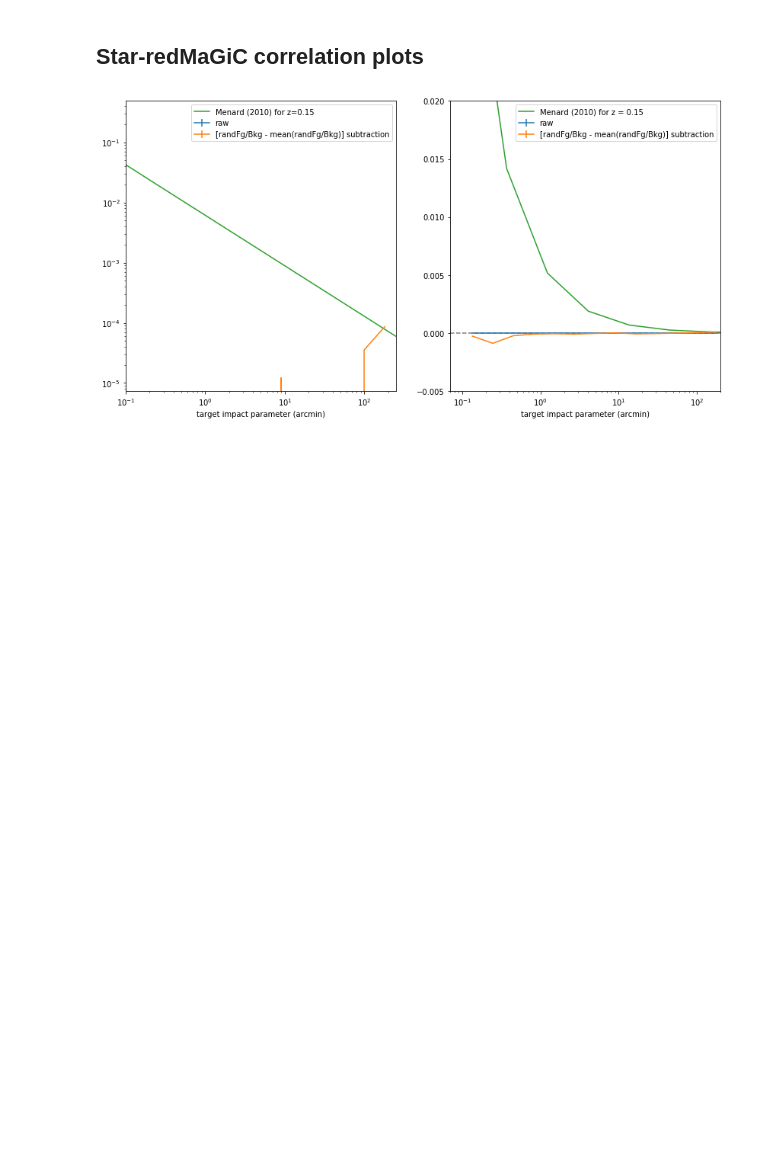
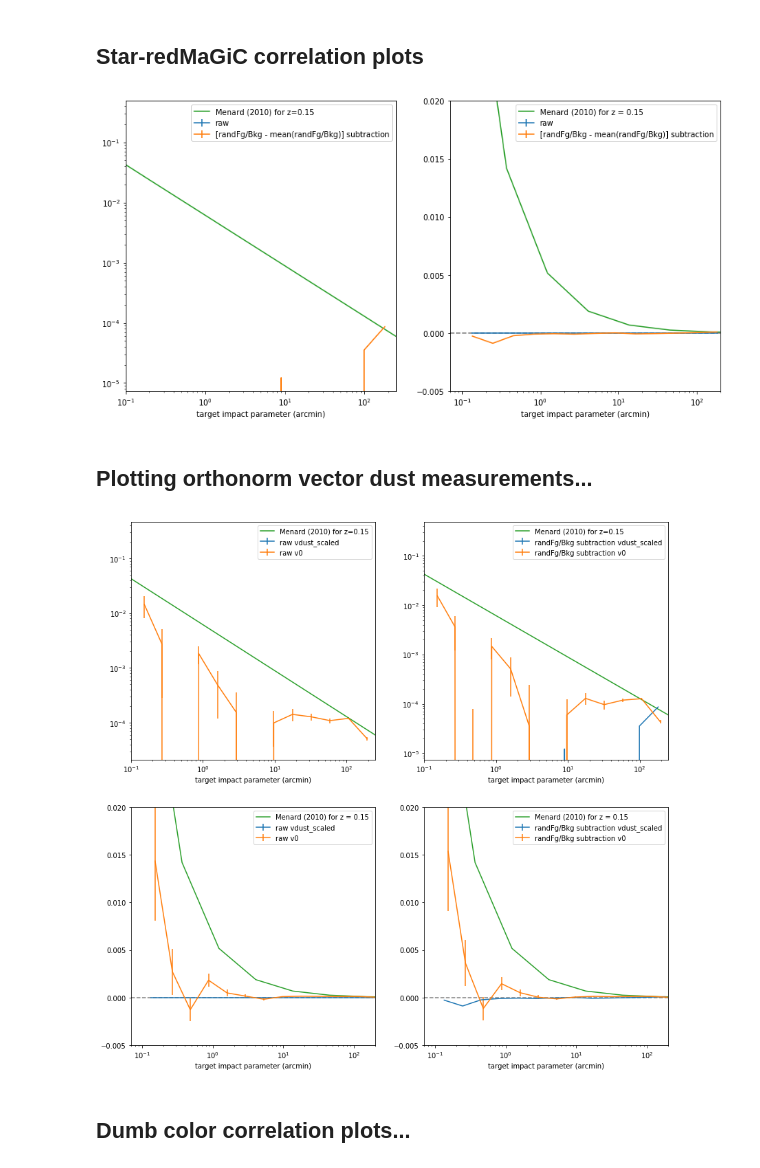
Before and after one commit to mcclearyj/dusthalos, a Jupyter notebook: make-correlation-plots.ipynb, the cells around one changed output. Drawn from its saved outputs; the diff is of its cells as text; code cells hidden in the pictures; blank space fills up the shorter version.

Commit message:
new plotting notebook

```diff
--- a/make-correlation-plots.ipynb
+++ b/make-correlation-plots.ipynb
@@ -251,3 +251,76 @@ ax2.legend()
 fig.savefig('/Users/jemcclea/Research/DES_DUST/round2/dusthalos/outputs/correlationFuncFigures/dust_corrSTARS.png')
 # %% [output]
 [figure]
+# %% [markdown]
+## Plotting orthonorm vector dust measurements...
+# %%
+dd=fitsio.read('/Users/jemcclea/Research/DES_DUST/round2/dusthalos/outputs/dust_correlation_dd_orthonorm-vdust.fits') # The dust signal -- real fg x real background
+dr=fitsio.read('/Users/jemcclea/Research/DES_DUST/round2/dusthalos/outputs/dust_correlation_dr_orthonorm-vdust.fits') # fg x random background
+fr=fitsio.read('/Users/jemcclea/Research/DES_DUST/round2/dusthalos/outputs/dust_correlation_fr_orthonorm-vdust.fits') # random fg x background
+rr=fitsio.read('/Users/jemcclea/Research/DES_DUST/round2/dusthalos/outputs/dust_correlation_rr_orthonorm-vdust.fits') # random fg x random background
+# %%
+dd0=fitsio.read('/Users/jemcclea/Research/DES_DUST/round2/dusthalos/outputs/dust_correlation_dd_orthonorm-v1.fits') # The dust signal -- real fg x real background
+dr0=fitsio.read('/Users/jemcclea/Research/DES_DUST/round2/dusthalos/outputs/dust_correlation_dr_orthonorm-v1.fits') # fg x random background
+fr0=fitsio.read('/Users/jemcclea/Research/DES_DUST/round2/dusthalos/outputs/dust_correlation_fr_orthonorm-v1.fits') # random fg x background
+rr0=fitsio.read('/Users/jemcclea/Research/DES_DUST/round2/dusthalos/outputs/dust_correlation_rr_orthonorm-v1.fits') # random fg x random background
+# %%
+fig=plt.figure(figsize=(14,14))
+
+### in log space
+
+ax=fig.add_subplot(221)
+ax.errorbar(dd['meanR'],dd['kappa']*0.5923,yerr=dd['sigma'],label='raw vdust_scaled')
+ax.errorbar(dd0['meanR'],dd0['kappa'],yerr=dd0['sigma'],label='raw v0')
+
+ax.set_xscale('log')
+ax.set_yscale('log')
+#ax.set_ylim(1e-5,1e-1)
+ax.set_xlim(0.1,250)
+r = np.logspace(-2,2.7,10)
+av2 = 2.4e-3 * (r/3.06)**(-0.84)
+ax.plot(r,av2,label='Menard (2010) for z=0.15')
+ax.legend()
+ax.set_xlabel('target impact parameter (arcmin)')
+
+ax2=fig.add_subplot(222)
+ax2.errorbar(dd['meanR'],dd['kappa']*0.5923-(dr['kappa']-np.mean(dr['kappa']))-fr['kappa'],yerr=dd['sigma'],label='randFg/Bkg subtraction vdust_scaled')
+ax2.errorbar(dd0['meanR'],dd0['kappa']-(dr0['kappa']-np.mean(dr0['kappa']))-fr0['kappa'],yerr=dd0['sigma'],label='randFg/Bkg subtraction v0')
+
+ax2.set_xscale('log')
+ax2.set_yscale('log')
+#ax.set_ylim(1e-5,1e-1)
+ax2.set_xlim(0.1,250)
+ax2.plot(r,av2,label='Menard (2010) for z=0.15')
+
+ax2.legend()
+ax2.set_xlabel('target impact parameter (arcmin)')
+
+
+### in linear space
+ax3=fig.add_subplot(223)
+ax3.errorbar(dd['meanR'],dd['kappa']*0.5923,yerr=dd['sigma'],label='raw vdust_scaled')
+ax3.errorbar(dd0['meanR'],dd0['kappa'],yerr=dd0['sigma'],label='raw v0')
+ax3.set_xlim(0.07,200)
+ax3.set_ylim(-5e-3,0.02)
+ax3.plot(r,av2,label='Menard (2010) for z = 0.15')
+ax3.set_xscale('log')
+ax3.axhline(0,color='black',linestyle='--',alpha=0.5)
+ax3.set_xlabel('target impact parameter (arcmin)')
+ax3.legend()
+
+ax4=fig.add_subplot(224)
+ax4.errorbar(dd['meanR'],dd['kappa']*0.5923-(dr['kappa']-np.mean(dr['kappa']))-fr['kappa'],yerr=dd['sigma'],label='randFg/Bkg subtraction vdust_scaled')
+ax4.errorbar(dd0['meanR'],dd0['kappa']-(dr0['kappa']-np.mean(dr0['kappa']))-fr0['kappa'],yerr=dd0['sigma'],label='randFg/Bkg subtraction v0')
+ax4.set_xlim(0.07,200)
+ax4.set_ylim(-5e-3,0.02)
+ax4.plot(r,av2,label='Menard (2010) for z = 0.15')
+ax4.set_xscale('log')
+ax4.axhline(0,color='black',linestyle='--',alpha=0.5)
+ax4.set_xlabel('target impact parameter (arcmin)')
+ax4.legend()
+
+fig.savefig('dustOrthonorm_scaledVdustV0.png')
+# %% [output]
+[figure, added]
+# %% [markdown]
+## Dumb color correlation plots...
```
Also changed, not shown: parts of 12 cells of this notebook.
